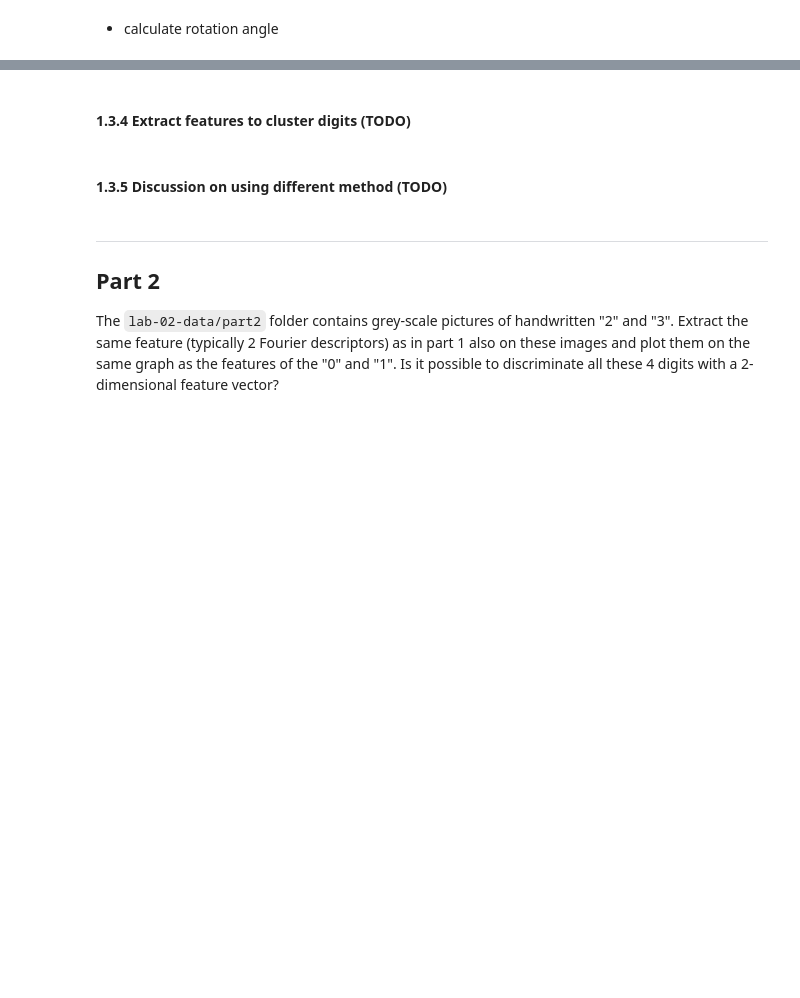
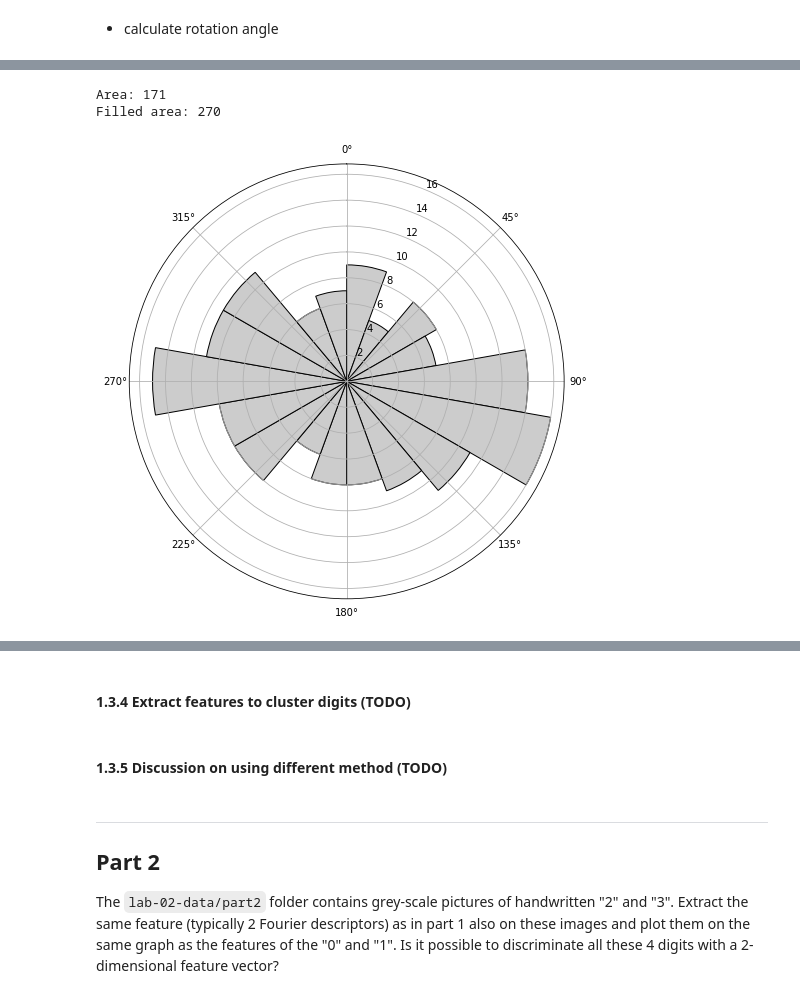
Before and after one commit to LTS5/iapr, a Jupyter notebook: labs/lab_02_object_description.ipynb, the cells around one changed output, grey strips where cells are left out. Drawn from its saved outputs; the diff is of its cells as text; code cells hidden in the pictures; blank space fills up the shorter version.

```diff
--- a/labs/lab_02_object_description.ipynb
+++ b/labs/lab_02_object_description.ipynb
@@ -586,3 +627,12 @@ Text(0.5, 1.0, 'cv_image')
+# %%
+print('Area:', compute_area(bool_im0))
+print('Filled area:', compute_filled_area(bool_im0))
+hist, bin_edges = compute_histogram(bool_im0, angle_ell, bin_num=18)
+viz_deg_dist(hist, bin_edges)
+# %% [output]
+Area: 171
+Filled area: 270
+[figure, added]
 # %%
 # ref
 # https://opencv24-python-tutorials.readthedocs.io/en/latest/py_tutorials/py_imgproc/py_contours/py_contour_features/py_contour_features.html
```
Also changed, not shown: parts of 6 cells of this notebook.
